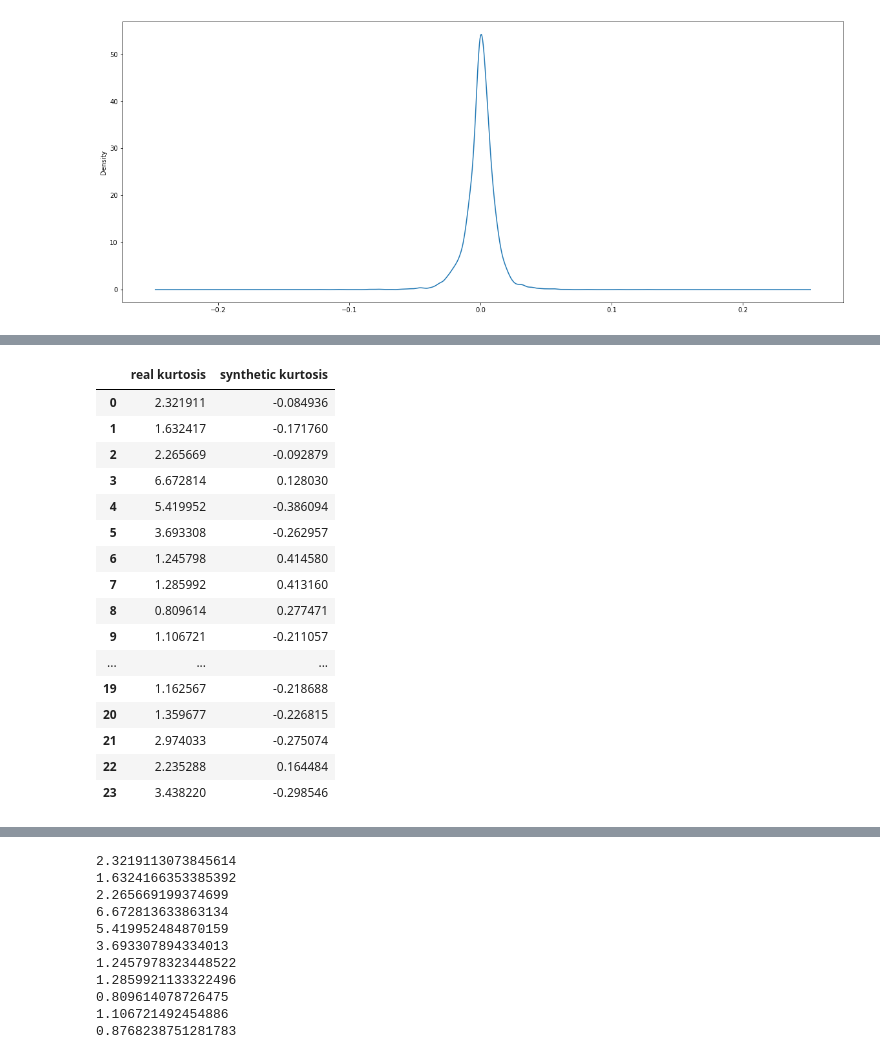
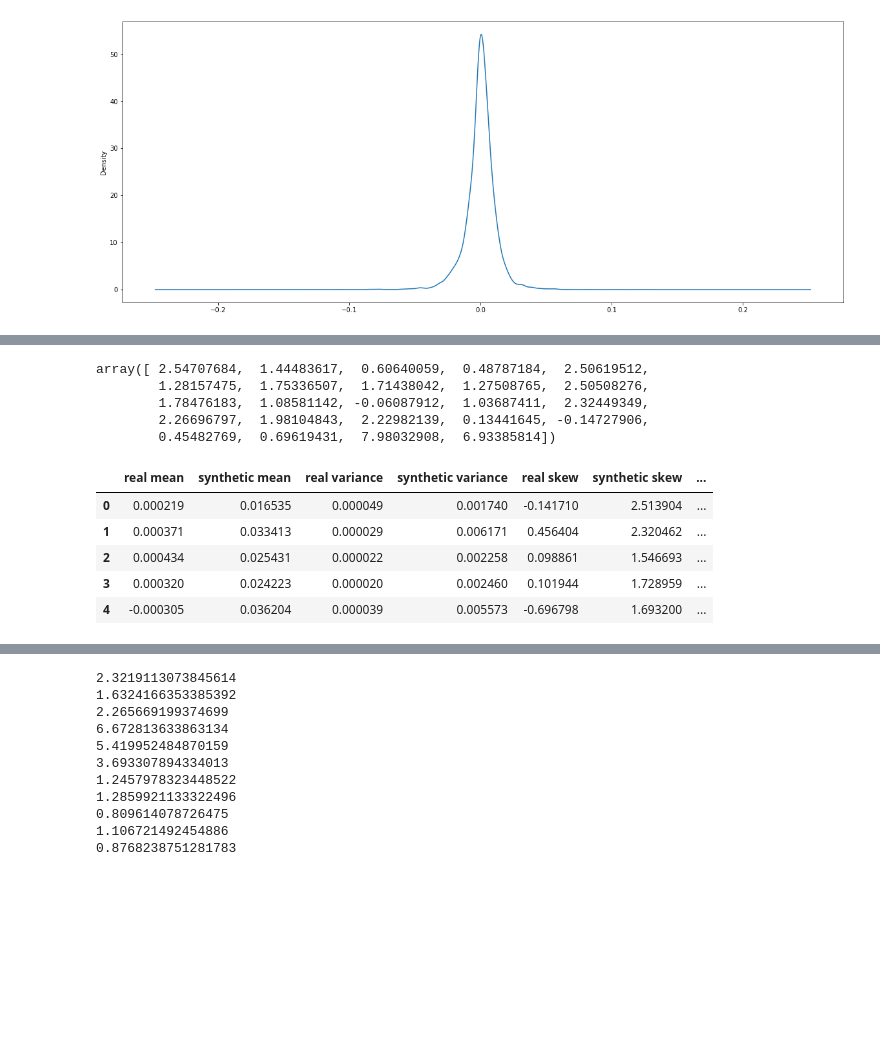
Before and after one commit to nab-126/gan_returns_simulation, a Jupyter notebook: main.ipynb, the cells around one changed output, grey strips where cells are left out. Saved outputs shown, nothing was run; the diff lists cells and outputs as text; code cells hidden in the pictures; blank space fills up the shorter version.

```diff
--- a/main.ipynb
+++ b/main.ipynb
@@ -590,0 +564,3 @@ tensor([-0.8746,  0.6028, -0.6427,  0.7671,  0.2659,  1.7834, -2.1422,  0.5420,
+# %%
+model = torch.load('models/generator.pt')
+model.eval()
@@ -699,25 +690,55 @@ array([ 2.32191131,  1.63241664,  2.2656692 ,  6.67281363,  5.41995248,
+# %%
+rolling_window_size = 100
+dataset = Returns(data[['returns']], rolling_window_size)
+mean_real_dataset = np.array([])
+mean_synthetic_dataset = np.array([])
+var_real_dataset = np.array([])
+var_synthetic_dataset = np.array([])
+skew_real_dataset = np.array([])
+skew_synthetic_dataset = np.array([])
+kurtosis_real_dataset = np.array([])
+kurtosis_synthetic_dataset = np.array([])
+# %%
+for i in range(0, 24):
+    real_data_window = dataset.__getitem__(i)
+    mean_real_dataset = np.append(mean_real_dataset, np.mean(real_data_window))
+    var_real_dataset = np.append(var_real_dataset, np.var(real_data_window))
+    skew_real_dataset = np.append(skew_real_dataset, skew(real_data_window))
+    kurtosis_real_dataset = np.append(kurtosis_real_dataset, kurtosis(real_data_window))
+
+kurtosis_real_dataset
+# %% [output]
+array([ 2.54707684,  1.44483617,  0.60640059,  0.48787184,  2.50619512,
+        1.28157475,  1.75336507,  1.71438042,  1.27508765,  2.50508276,
+        1.78476183,  1.08581142, -0.06087912,  1.03687411,  2.32449349,
+        2.26696797,  1.98104843,  2.22982139,  0.13441645, -0.14727906,
+        0.45482769,  0.69619431,  7.98032908,  6.93385814])
+# %%
+# for sample in trainer.sample((24,50)):
+for sample in model(Variable(torch.randn(len(mean_real_dataset),50))):
+# for sample in trainer.best_g(Variable(torch.randn(24,50))):
+    sample = sample.detach().numpy()
+    mean_synthetic_dataset = np.append(mean_synthetic_dataset, np.mean(sample))
+    var_synthetic_dataset = np.append(var_synthetic_dataset, np.var(sample))
+    skew_synthetic_dataset = np.append(skew_synthetic_dataset, skew(sample))
+    kurtosis_synthetic_dataset = np.append(kurtosis_synthetic_dataset, kurtosis(sample))
 # %%
 simulated_data = pd.DataFrame()
+simulated_data['real mean'] = mean_real_dataset
+simulated_data['synthetic mean'] = mean_synthetic_dataset
+simulated_data['real variance'] = var_real_dataset
+simulated_data['synthetic variance'] = var_synthetic_dataset
+simulated_data['real skew'] = skew_real_dataset
+simulated_data['synthetic skew'] = skew_synthetic_dataset
 simulated_data['real kurtosis'] = kurtosis_real_dataset
 simulated_data['synthetic kurtosis'] = kurtosis_synthetic_dataset
-simulated_data
+simulated_data.head()
 # %% [output]
-|  | real kurtosis | synthetic kurtosis |
-| 0 | 2.321911 | -0.084936 |
-| 1 | 1.632417 | -0.171760 |
-| 2 | 2.265669 | -0.092879 |
-| 3 | 6.672814 | 0.128030 |
-| 4 | 5.419952 | -0.386094 |
-| 5 | 3.693308 | -0.262957 |
-| 6 | 1.245798 | 0.414580 |
-| 7 | 1.285992 | 0.413160 |
-| 8 | 0.809614 | 0.277471 |
-| 9 | 1.106721 | -0.211057 |
-| ... | ... | ... |
-| 19 | 1.162567 | -0.218688 |
-| 20 | 1.359677 | -0.226815 |
-| 21 | 2.974033 | -0.275074 |
-| 22 | 2.235288 | 0.164484 |
-| 23 | 3.438220 | -0.298546 |
+|  | real mean | synthetic mean | real variance | synthetic variance | real skew | synthetic skew | ... |
+| 0 | 0.000219 | 0.016535 | 0.000049 | 0.001740 | -0.141710 | 2.513904 | ... |
+| 1 | 0.000371 | 0.033413 | 0.000029 | 0.006171 | 0.456404 | 2.320462 | ... |
+| 2 | 0.000434 | 0.025431 | 0.000022 | 0.002258 | 0.098861 | 1.546693 | ... |
+| 3 | 0.000320 | 0.024223 | 0.000020 | 0.002460 | 0.101944 | 1.728959 | ... |
+| 4 | -0.000305 | 0.036204 | 0.000039 | 0.005573 | -0.696798 | 1.693200 | ... |
 # %%
 plt.figure (figsize=(15,10))
```
Also changed, not shown: parts of 16 cells of this notebook.
